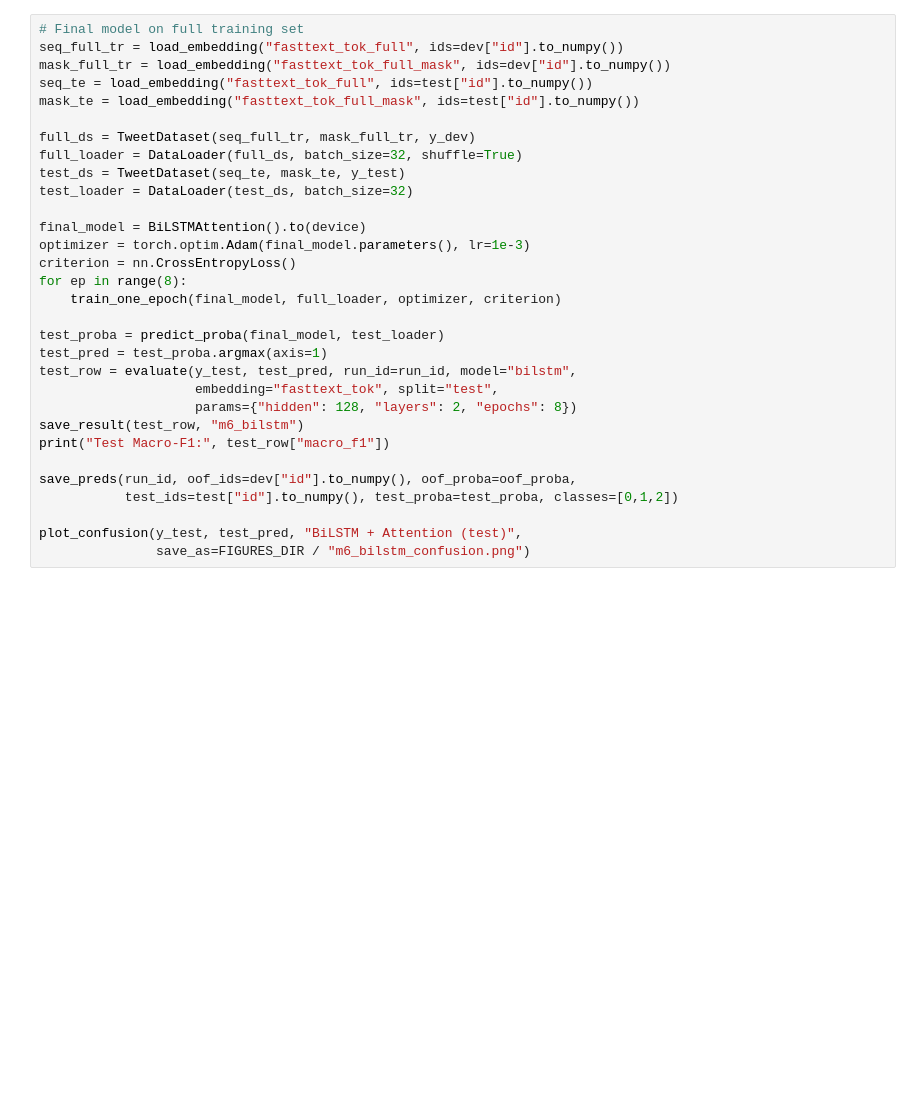
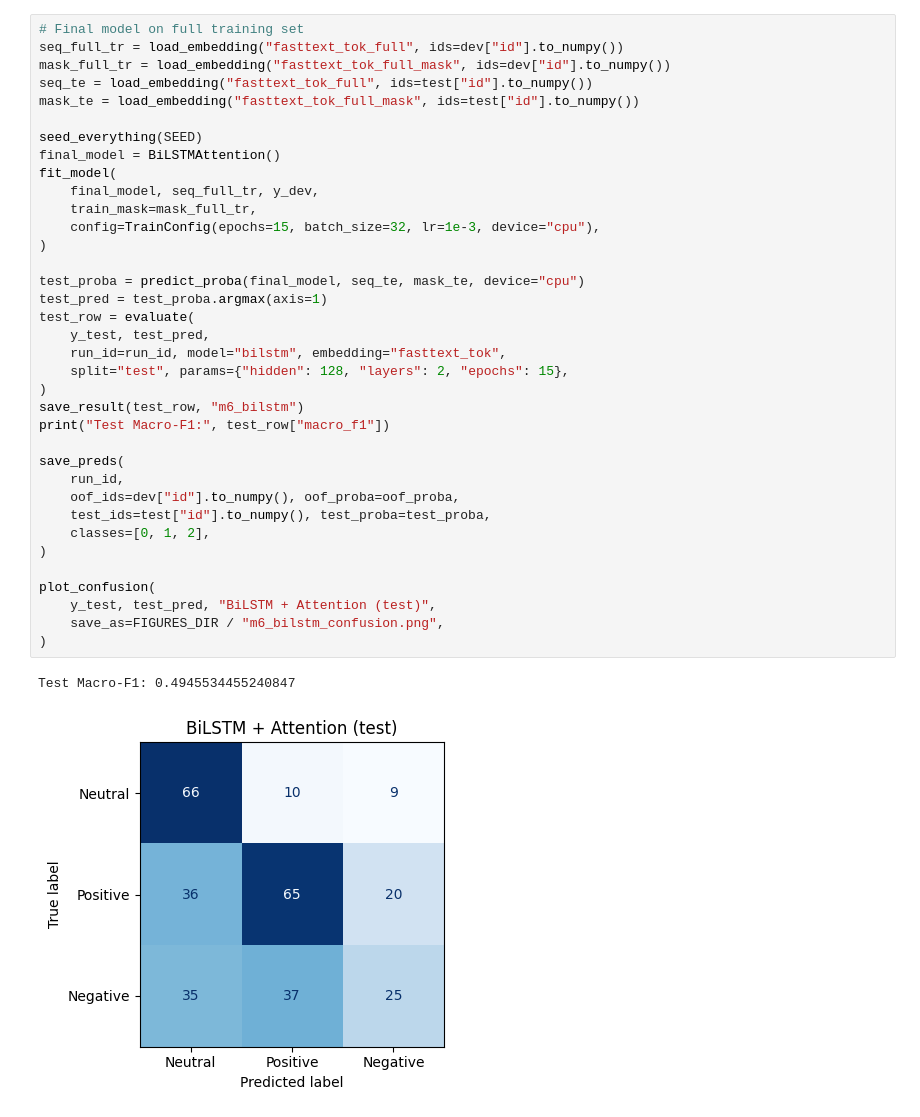
Before and after one commit to Gu-kai-lei/PolyU_DSAI4205_Group_Project, a Jupyter notebook: Member6_file/25_m6_bilstm.ipynb, the cells around one changed output. Saved outputs shown, nothing was run; the diff lists cells and outputs as text; blank space fills up the shorter version.

Commit message:
Member 6: BiLSTM + Attention and imbalance comparison (with outputs)

```diff
--- a/Member6_file/25_m6_bilstm.ipynb
+++ b/Member6_file/25_m6_bilstm.ipynb
@@ -182,31 +155,39 @@ print("CV Macro-F1:", row["macro_f1"])
 # %%
 # Final model on full training set
 seq_full_tr = load_embedding("fasttext_tok_full", ids=dev["id"].to_numpy())
 mask_full_tr = load_embedding("fasttext_tok_full_mask", ids=dev["id"].to_numpy())
 seq_te = load_embedding("fasttext_tok_full", ids=test["id"].to_numpy())
 mask_te = load_embedding("fasttext_tok_full_mask", ids=test["id"].to_numpy())
 
-full_ds = TweetDataset(seq_full_tr, mask_full_tr, y_dev)
-full_loader = DataLoader(full_ds, batch_size=32, shuffle=True)
-test_ds = TweetDataset(seq_te, mask_te, y_test)
-test_loader = DataLoader(test_ds, batch_size=32)
+seed_everything(SEED)
+final_model = BiLSTMAttention()
+fit_model(
+    final_model, seq_full_tr, y_dev,
+    train_mask=mask_full_tr,
+    config=TrainConfig(epochs=15, batch_size=32, lr=1e-3, device="cpu"),
+)
 
-final_model = BiLSTMAttention().to(device)
-optimizer = torch.optim.Adam(final_model.parameters(), lr=1e-3)
-criterion = nn.CrossEntropyLoss()
-for ep in range(8):
-    train_one_epoch(final_model, full_loader, optimizer, criterion)
-
-test_proba = predict_proba(final_model, test_loader)
+test_proba = predict_proba(final_model, seq_te, mask_te, device="cpu")
 test_pred = test_proba.argmax(axis=1)
-test_row = evaluate(y_test, test_pred, run_id=run_id, model="bilstm",
-                    embedding="fasttext_tok", split="test",
-                    params={"hidden": 128, "layers": 2, "epochs": 8})
+test_row = evaluate(
+    y_test, test_pred,
+    run_id=run_id, model="bilstm", embedding="fasttext_tok",
+    split="test", params={"hidden": 128, "layers": 2, "epochs": 15},
+)
 save_result(test_row, "m6_bilstm")
 print("Test Macro-F1:", test_row["macro_f1"])
 
-save_preds(run_id, oof_ids=dev["id"].to_numpy(), oof_proba=oof_proba,
-           test_ids=test["id"].to_numpy(), test_proba=test_proba, classes=[0,1,2])
+save_preds(
+    run_id,
+    oof_ids=dev["id"].to_numpy(), oof_proba=oof_proba,
+    test_ids=test["id"].to_numpy(), test_proba=test_proba,
+    classes=[0, 1, 2],
+)
 
-plot_confusion(y_test, test_pred, "BiLSTM + Attention (test)",
-               save_as=FIGURES_DIR / "m6_bilstm_confusion.png")
+plot_confusion(
+    y_test, test_pred, "BiLSTM + Attention (test)",
+    save_as=FIGURES_DIR / "m6_bilstm_confusion.png",
+)
+# %% [output]
+Test Macro-F1: 0.4945534455240847
+[figure, added]
```
Also changed, not shown: parts of 9 cells of this notebook, 7 other files.
